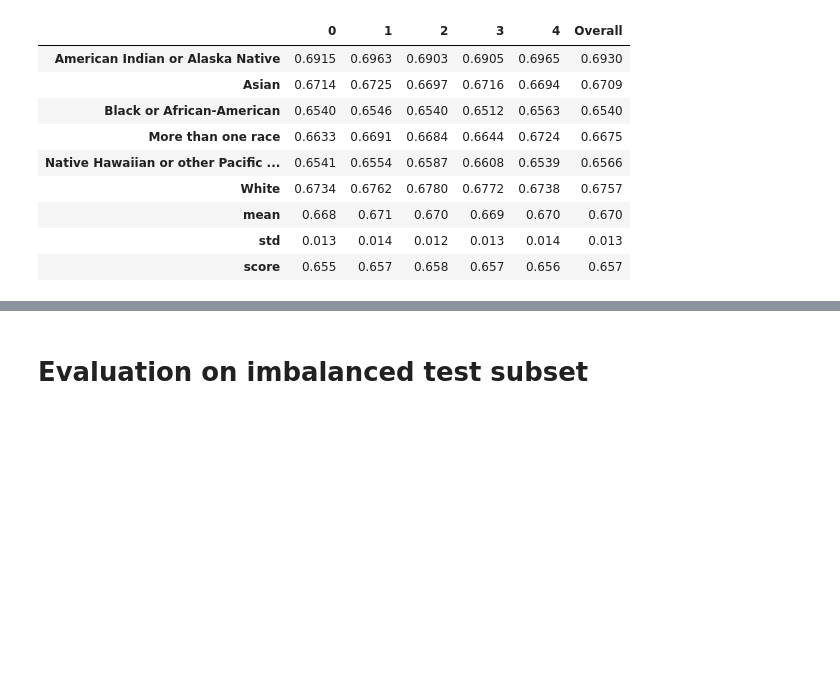
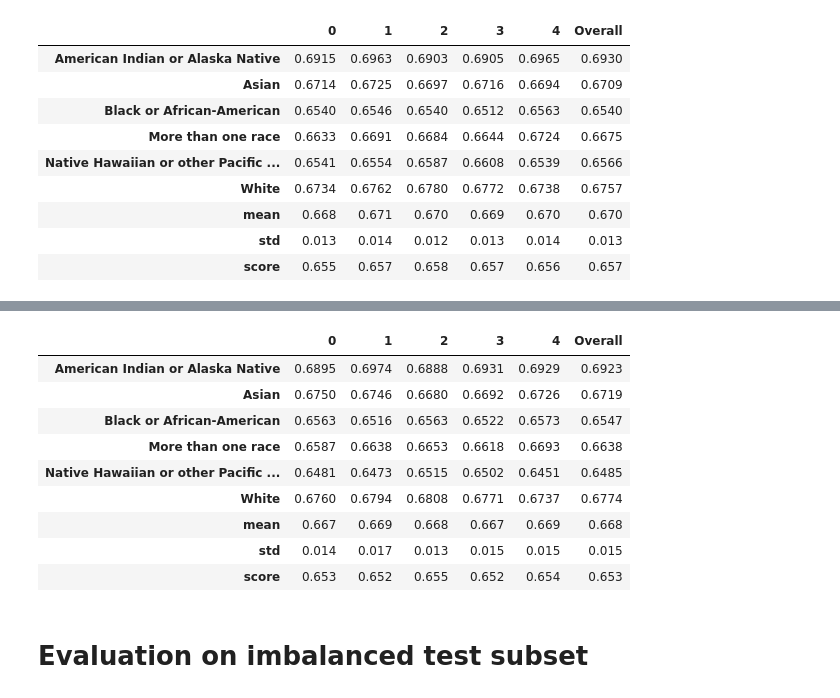
Before and after one commit to awxlong/cibmtr, a Jupyter notebook: awxlong/2_custom_loss.ipynb, the cells around one changed output, grey strips where cells are left out. Saved outputs shown, nothing was run; the diff lists cells and outputs as text; code cells hidden in the pictures; blank space fills up the shorter version.

```diff
--- a/awxlong/2_custom_loss.ipynb
+++ b/awxlong/2_custom_loss.ipynb
@@ -455,0 +469,3 @@ display_overall(pd.DataFrame(balanced_metric_dicts))
+# %%
+ensemble_balanced_metric_dict, balanced_metric_dicts = evaluate_test_set(test_balanced,
+                                                                         "xgb_model_custom_loss_scaled", skf, FEATURES, custom_score, dataset_name="balanced test set")
@@ -456,3 +488,16 @@ display_overall(pd.DataFrame(balanced_metric_dicts))
+# %%
+display_overall(pd.DataFrame(balanced_metric_dicts))
+# %% [output]
+|  | 0 | 1 | 2 | 3 | 4 | Overall |
+| American Indian or Alaska Native | 0.6895 | 0.6974 | 0.6888 | 0.6931 | 0.6929 | 0.6923 |
+| Asian | 0.6750 | 0.6746 | 0.6680 | 0.6692 | 0.6726 | 0.6719 |
+| Black or African-American | 0.6563 | 0.6516 | 0.6563 | 0.6522 | 0.6573 | 0.6547 |
+| More than one race | 0.6587 | 0.6638 | 0.6653 | 0.6618 | 0.6693 | 0.6638 |
+| Native Hawaiian or other Pacific ... | 0.6481 | 0.6473 | 0.6515 | 0.6502 | 0.6451 | 0.6485 |
+| White | 0.6760 | 0.6794 | 0.6808 | 0.6771 | 0.6737 | 0.6774 |
+| mean | 0.667 | 0.669 | 0.668 | 0.667 | 0.669 | 0.668 |
+| std | 0.014 | 0.017 | 0.013 | 0.015 | 0.015 | 0.015 |
+| score | 0.653 | 0.652 | 0.655 | 0.652 | 0.654 | 0.653 |
 # %% [markdown]
 # Evaluation on imbalanced test subset
 # %%
```
Also changed, not shown: parts of 7 cells of this notebook, 2 other files.
